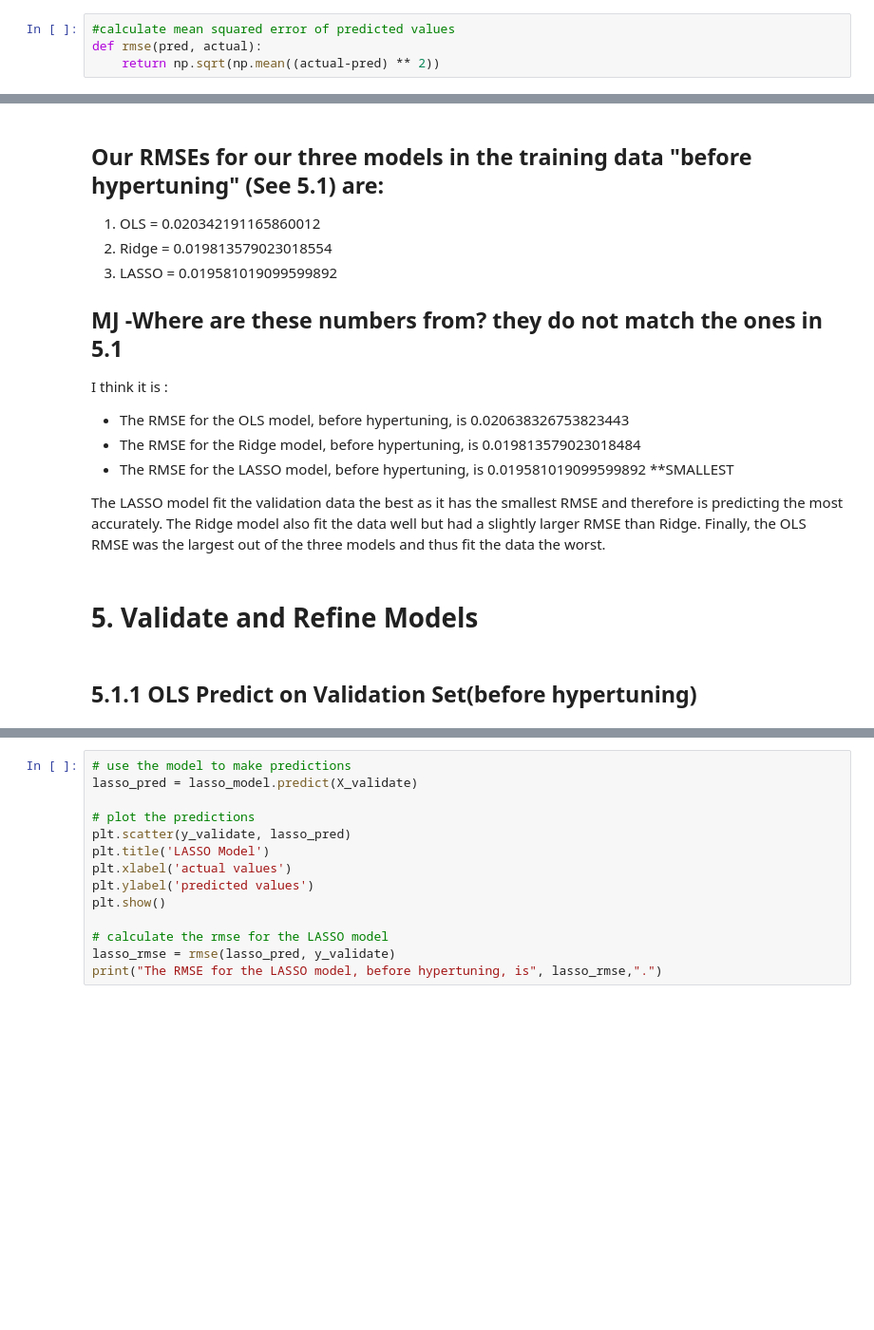
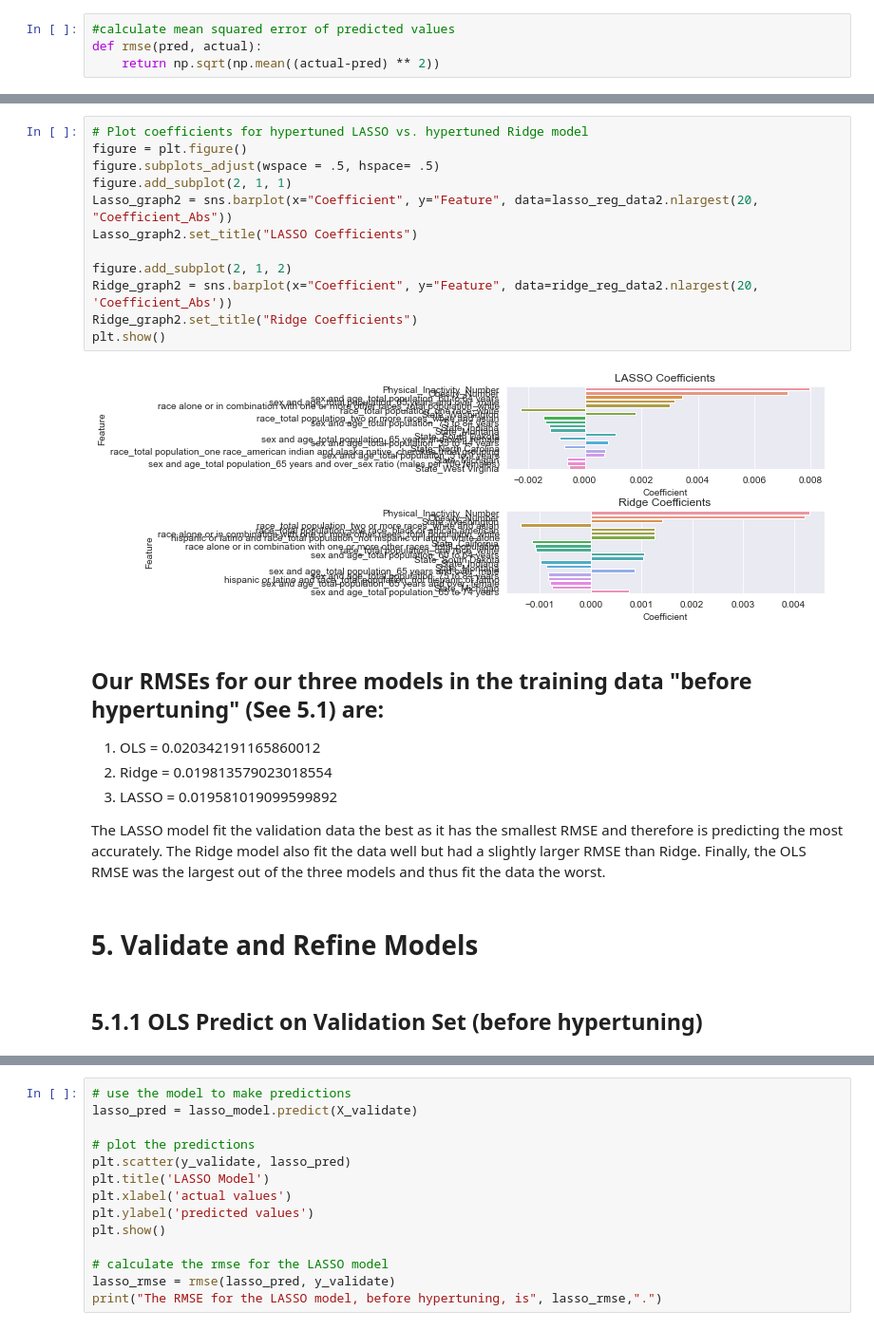
Before and after one commit to aramburoc/CSS_Project2_Group1, a Jupyter notebook: Project 2 Students_mj_1021.ipynb, the cells around one changed output, grey strips where cells are left out. Shown at 95% size. Cells and saved outputs as stored; diff of their text form; blank space fills up the shorter version.

```diff
--- a/Project 2 Students_mj_1021.ipynb
+++ b/Project 2 Students_mj_1021.ipynb
@@ -652,22 +676,30 @@ Validation RMSE 0.019170661549709613
+# %%
+# Plot coefficients for hypertuned LASSO vs. hypertuned Ridge model
+figure = plt.figure()
+figure.subplots_adjust(wspace = .5, hspace= .5)
+figure.add_subplot(2, 1, 1)
+Lasso_graph2 = sns.barplot(x="Coefficient", y="Feature", data=lasso_reg_data2.nlargest(20, "Coefficient_Abs"))
+Lasso_graph2.set_title("LASSO Coefficients")
+
+figure.add_subplot(2, 1, 2)
+Ridge_graph2 = sns.barplot(x="Coefficient", y="Feature", data=ridge_reg_data2.nlargest(20, 'Coefficient_Abs'))
+Ridge_graph2.set_title("Ridge Coefficients")
+plt.show()
+# %% [output]
+[figure, added]
 # %% [markdown]
 ## Our RMSEs for our three models in the training data "before hypertuning" (See 5.1) are:
+
 1. OLS = 0.020342191165860012
 2. Ridge = 0.019813579023018554
 3. LASSO = 0.019581019099599892
 
-## MJ -Where are these numbers from? they do not match the ones in 5.1
-I think it is :
-- The RMSE for the OLS model, before hypertuning, is 0.020638326753823443
-- The RMSE for the Ridge model, before hypertuning, is 0.019813579023018484
-- The RMSE for the LASSO model, before hypertuning, is 0.019581019099599892 **SMALLEST
-
-
 
 The LASSO model fit the validation data the best as it has the smallest RMSE and therefore is predicting the most accurately. The Ridge model also fit the data well but had a slightly larger RMSE than Ridge. Finally, the OLS RMSE was the largest out of the three models and thus fit the data the worst.
 # %% [markdown]
 # 5. Validate and Refine Models
 # %% [markdown]
-## 5.1.1 OLS Predict on Validation Set(before hypertuning)
+## 5.1.1 OLS Predict on Validation Set (before hypertuning)
 # %%
 # predict the diabetes number using OLS parameters
 lin_pred = lin_model.predict(X_validate)
```
Also changed, not shown: parts of 46 cells of this notebook.
